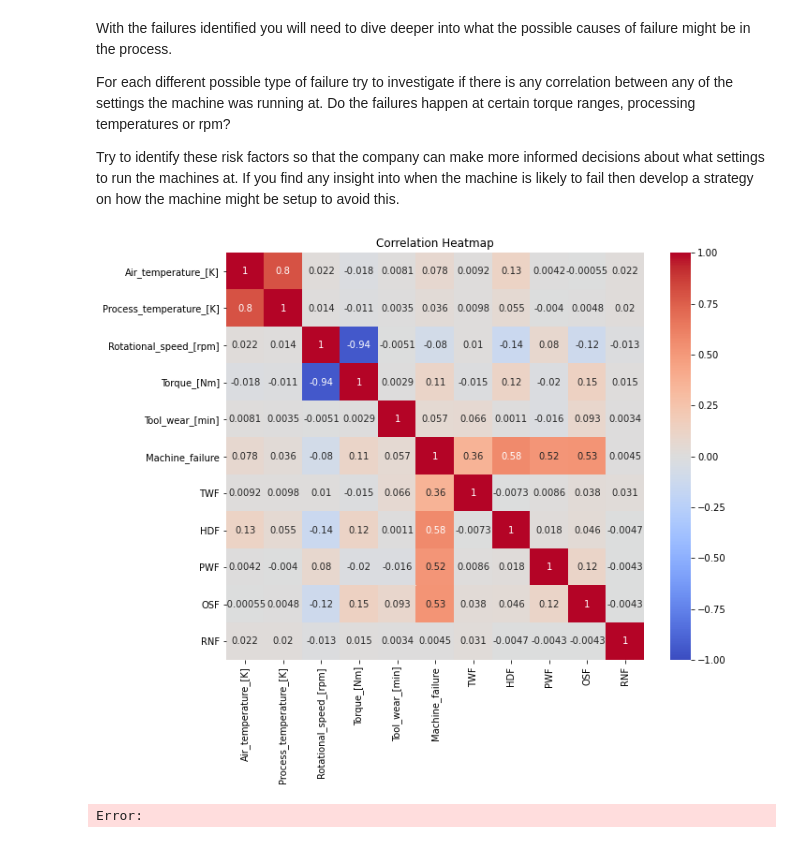
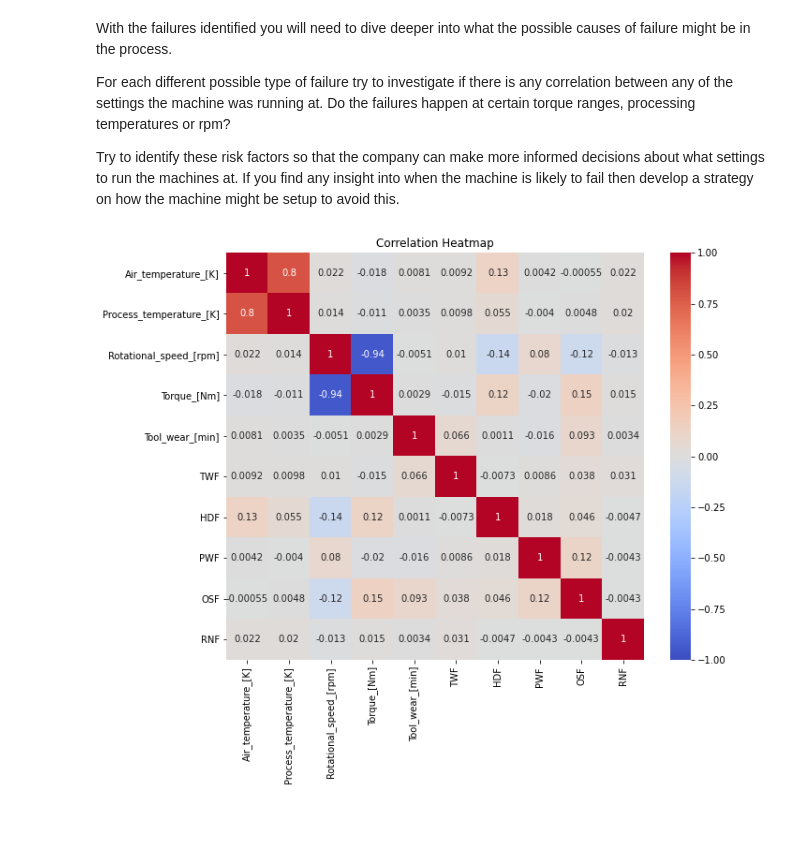
Before and after one commit to shima-maleki/exploratory-data-analysis---the-manufacturing-process363, a Jupyter notebook: analysis_and_visualisation.ipynb, the cells around one changed output. Saved outputs shown, nothing was run; the diff lists cells and outputs as text; code cells hidden in the pictures.

```diff
--- a/analysis_and_visualisation.ipynb
+++ b/analysis_and_visualisation.ipynb
@@ -272,15 +280,20 @@ With the failures identified you will need to dive deeper into what the possible
 For each different possible type of failure try to investigate if there is any correlation between any of the settings the machine was running at. Do the failures happen at certain torque ranges, processing temperatures or rpm?
 
 Try to identify these risk factors so that the company can make more informed decisions about what settings to run the machines at. If you find any insight into when the machine is likely to fail then develop a strategy on how the machine might be setup to avoid this.
+# %%
+
+# Define the settings and failures
+settings = ['Air_temperature_[K]', 'Process_temperature_[K]', 'Rotational_speed_[rpm]', 'Torque_[Nm]', 'Tool_wear_[min]']
+failures = ['TWF', 'HDF', 'PWF', 'OSF', 'RNF']
+
+# Calculate correlation matrix
+correlation_matrix = df[settings + failures].corr()
 # %%
-# Calculate correlations between machine settings and failure types
-correlation_matrix = df.corr()
 
 # Plot correlation matrix as a heatmap
 plt.figure(figsize=(10, 8))
 sns.heatmap(correlation_matrix, annot=True, cmap='coolwarm', vmin=-1, vmax=1)
 plt.title('Correlation Heatmap')
 plt.show()
 # %% [output]
-[figure, old version]
+[figure, new version]
-Error:
```
Also changed, not shown: parts of 5 cells of this notebook.
